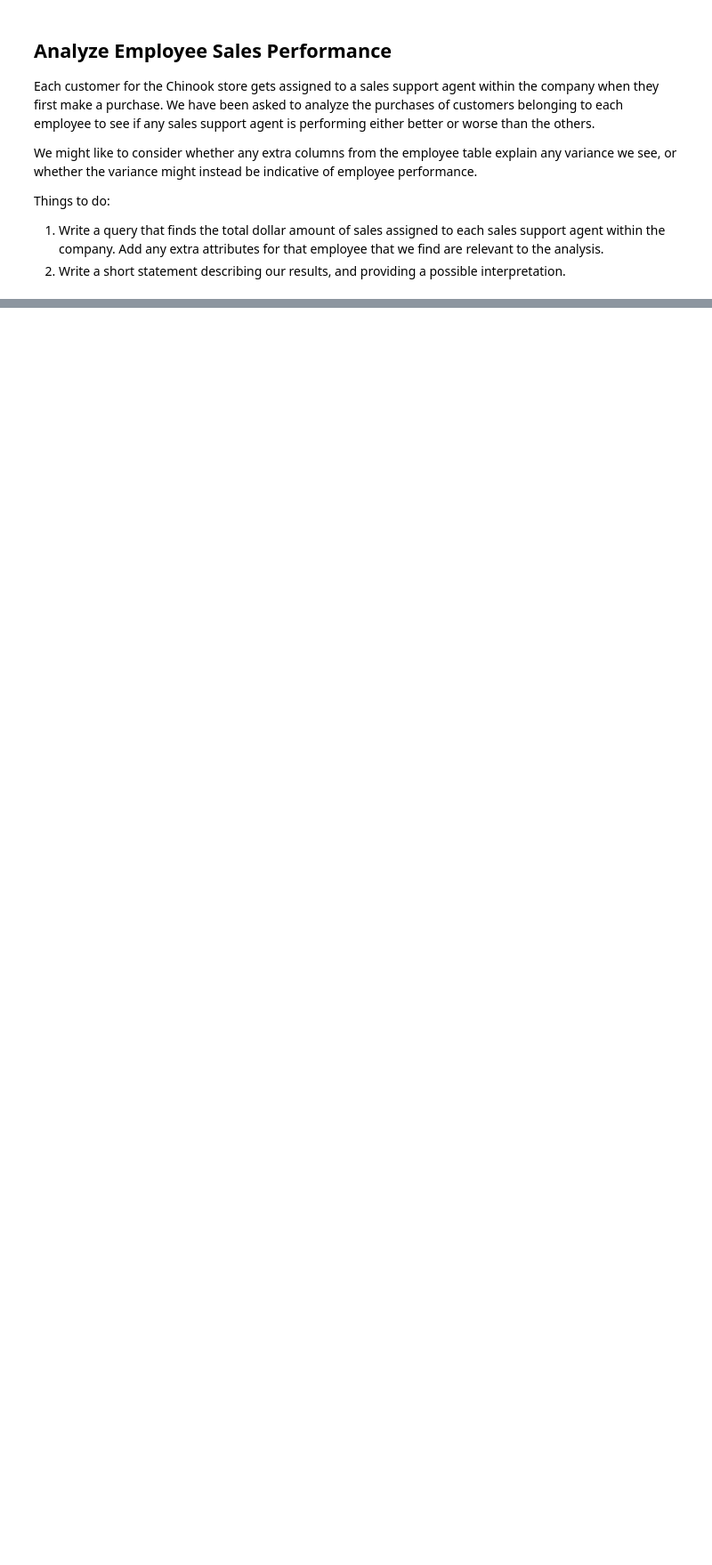
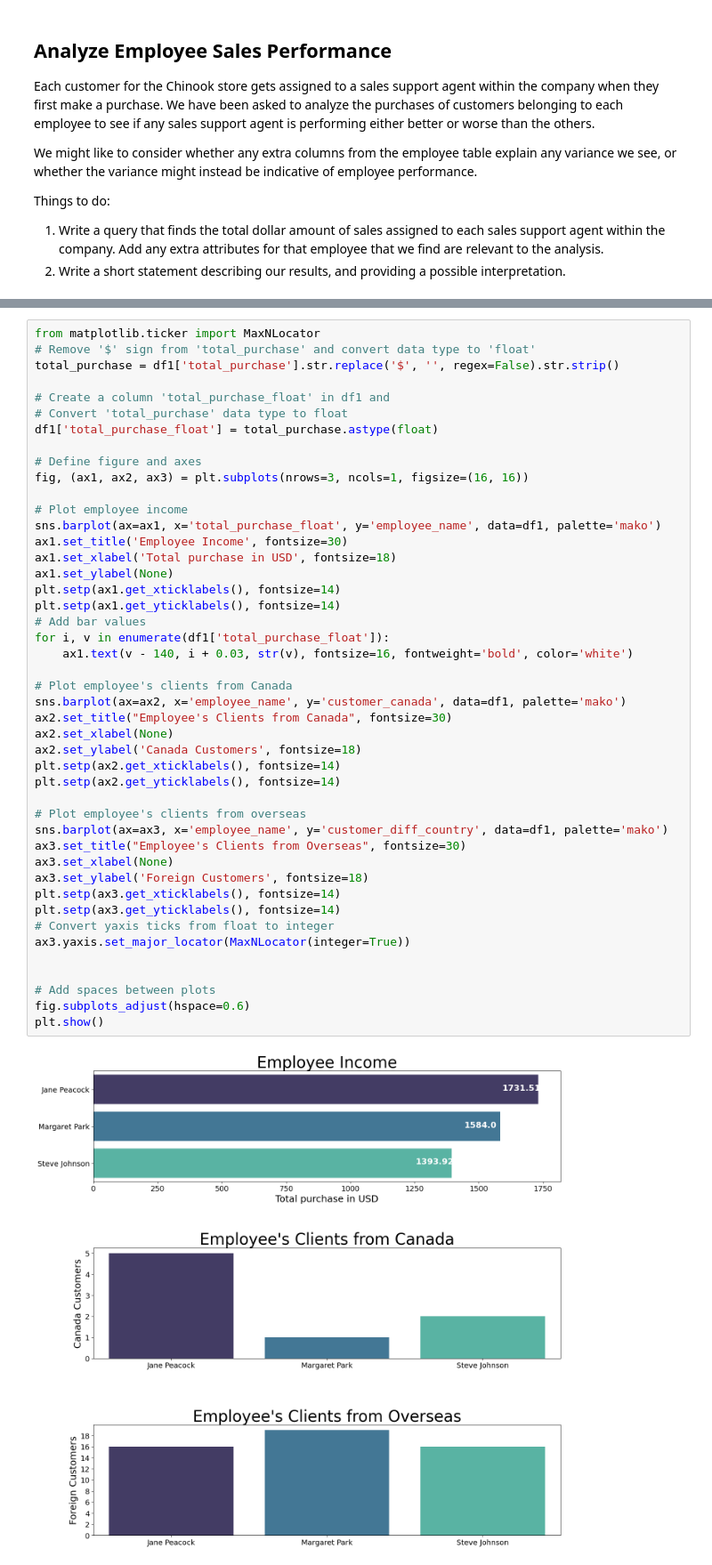
Before and after one commit to MuhammadAwon/datascience-projects, a Jupyter notebook: Projects/chinook-data-analysis-using-sql/chinook-database.ipynb, the cells around one changed output, grey strips where cells are left out. Shown at 89% size. Cells and saved outputs as stored; diff of their text form; blank space fills up the shorter version.

```diff
--- a/Projects/chinook-data-analysis-using-sql/chinook-database.ipynb
+++ b/Projects/chinook-data-analysis-using-sql/chinook-database.ipynb
@@ -257,0 +300,47 @@ Things to do:
+# %%
+from matplotlib.ticker import MaxNLocator
+# Remove '$' sign from 'total_purchase' and convert data type to 'float'
+total_purchase = df1['total_purchase'].str.replace('$', '', regex=False).str.strip()
+
+# Create a column 'total_purchase_float' in df1 and
+# Convert 'total_purchase' data type to float
+df1['total_purchase_float'] = total_purchase.astype(float)
+
+# Define figure and axes
+fig, (ax1, ax2, ax3) = plt.subplots(nrows=3, ncols=1, figsize=(16, 16))
+
+# Plot employee income
+sns.barplot(ax=ax1, x='total_purchase_float', y='employee_name', data=df1, palette='mako')
+ax1.set_title('Employee Income', fontsize=30)
+ax1.set_xlabel('Total purchase in USD', fontsize=18)
+ax1.set_ylabel(None)
+plt.setp(ax1.get_xticklabels(), fontsize=14)
+plt.setp(ax1.get_yticklabels(), fontsize=14)
+# Add bar values
+for i, v in enumerate(df1['total_purchase_float']):
+    ax1.text(v - 140, i + 0.03, str(v), fontsize=16, fontweight='bold', color='white')
+
+# Plot employee's clients from Canada
+sns.barplot(ax=ax2, x='employee_name', y='customer_canada', data=df1, palette='mako')
+ax2.set_title("Employee's Clients from Canada", fontsize=30)
+ax2.set_xlabel(None)
+ax2.set_ylabel('Canada Customers', fontsize=18)
+plt.setp(ax2.get_xticklabels(), fontsize=14)
+plt.setp(ax2.get_yticklabels(), fontsize=14)
+
+# Plot employee's clients from overseas
+sns.barplot(ax=ax3, x='employee_name', y='customer_diff_country', data=df1, palette='mako')
+ax3.set_title("Employee's Clients from Overseas", fontsize=30)
+ax3.set_xlabel(None)
+ax3.set_ylabel('Foreign Customers', fontsize=18)
+plt.setp(ax3.get_xticklabels(), fontsize=14)
+plt.setp(ax3.get_yticklabels(), fontsize=14)
+# Convert yaxis ticks from float to integer
+ax3.yaxis.set_major_locator(MaxNLocator(integer=True))
+
+
+# Add spaces between plots
+fig.subplots_adjust(hspace=0.6)
+plt.show()
+# %% [output]
+[figure, added]
```
Also changed, not shown: parts of 4 cells of this notebook.
